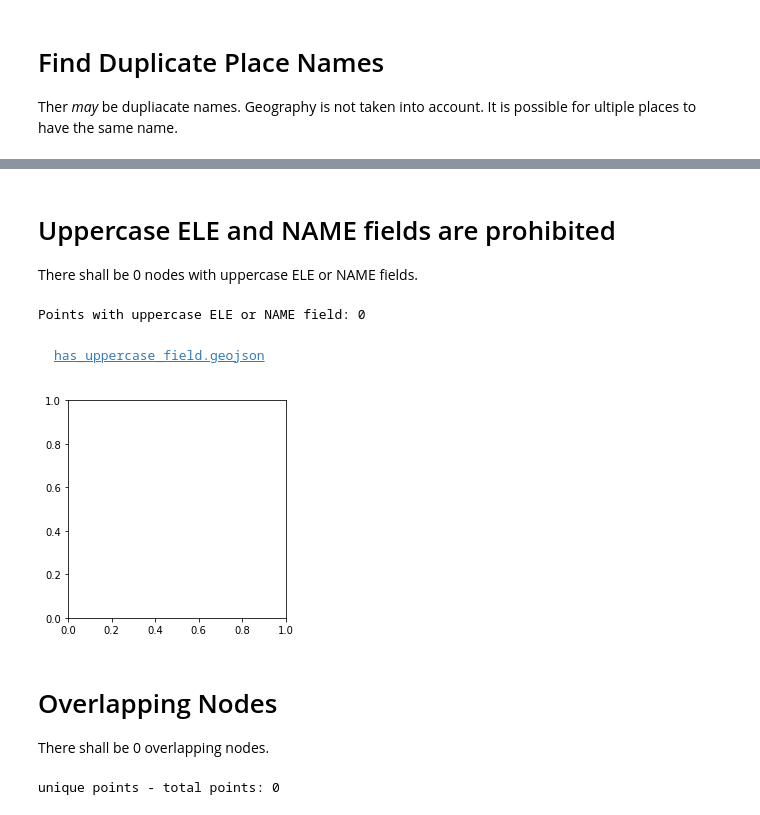
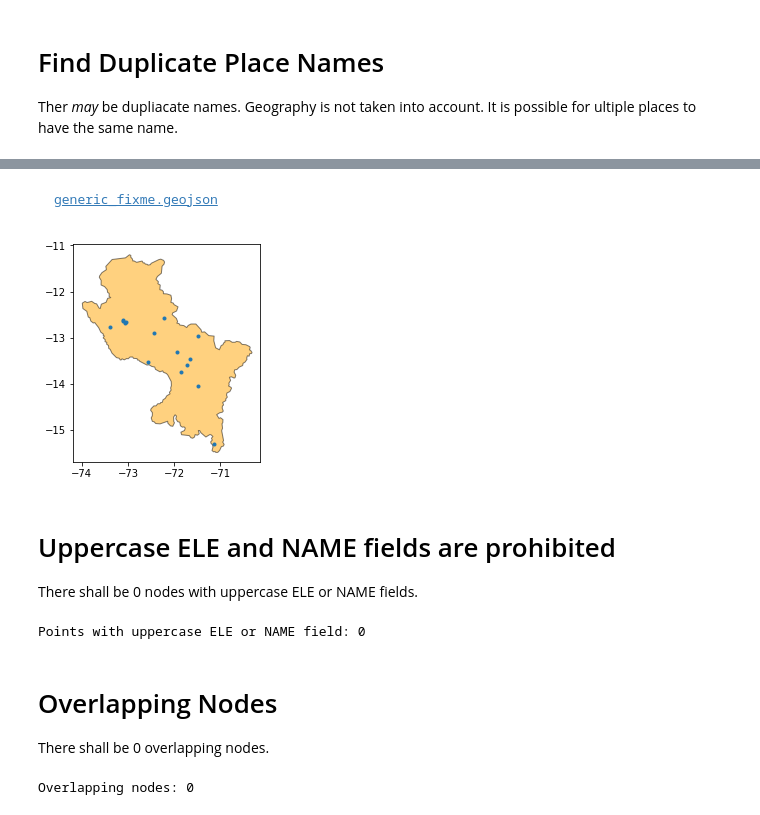
Before and after one commit to jarmokivekas/hotosm-activation-gis-data, a Jupyter notebook: 2019-12-covid-19/8301/TM-8301-report.ipynb, the cells around one changed output, grey strips where cells are left out. Saved outputs shown, nothing was run; the diff lists cells and outputs as text; code cells hidden in the pictures.

```diff
--- a/2019-12-covid-19/8301/TM-8301-report.ipynb
+++ b/2019-12-covid-19/8301/TM-8301-report.ipynb
@@ -232,3 +228,5 @@ name_empty.geojson
 # %%
-points[~points.FIXME_1.isin(['name', None])]
+generic_fixme = points[~points.FIXME_1.isin(['name', None])]
+
+dump_points(generic_fixme, 'generic_fixme.geojson')
 # %% [output]
@@ -251,3 +233,5 @@ points[~points.FIXME_1.isin(['name', None])]
+generic_fixme.geojson
+[figure, added]
 # %% [markdown]
 # Uppercase ELE and NAME fields are prohibited
 
@@ -259,17 +243,16 @@ has_uppercase_field = points[
 ]
 
 print("Points with uppercase ELE or NAME field:", len(has_uppercase_field))
-dump_points(has_uppercase_field, 'has_uppercase_field.geojson')
+if len(has_uppercase_field) > 0:
+    dump_points(has_uppercase_field, 'has_uppercase_field.geojson')
 # %% [output]
 Points with uppercase ELE or NAME field: 0
-has_uppercase_field.geojson
-[figure, removed]
 # %% [markdown]
 # Overlapping Nodes
 
 There shall be 0 overlapping nodes.
 # %%
 geom_hash = points.geometry.x.apply(hash) + points.geometry.y.apply(hash)
-print('unique points - total points:', len(geom_hash.unique()) - len(points))
+print('Overlapping nodes:', len(geom_hash.unique()) - len(points))
 # %% [output]
-unique points - total points: 0
+Overlapping nodes: 0
```
Also changed, not shown: parts of 12 cells of this notebook, 6 other files.
